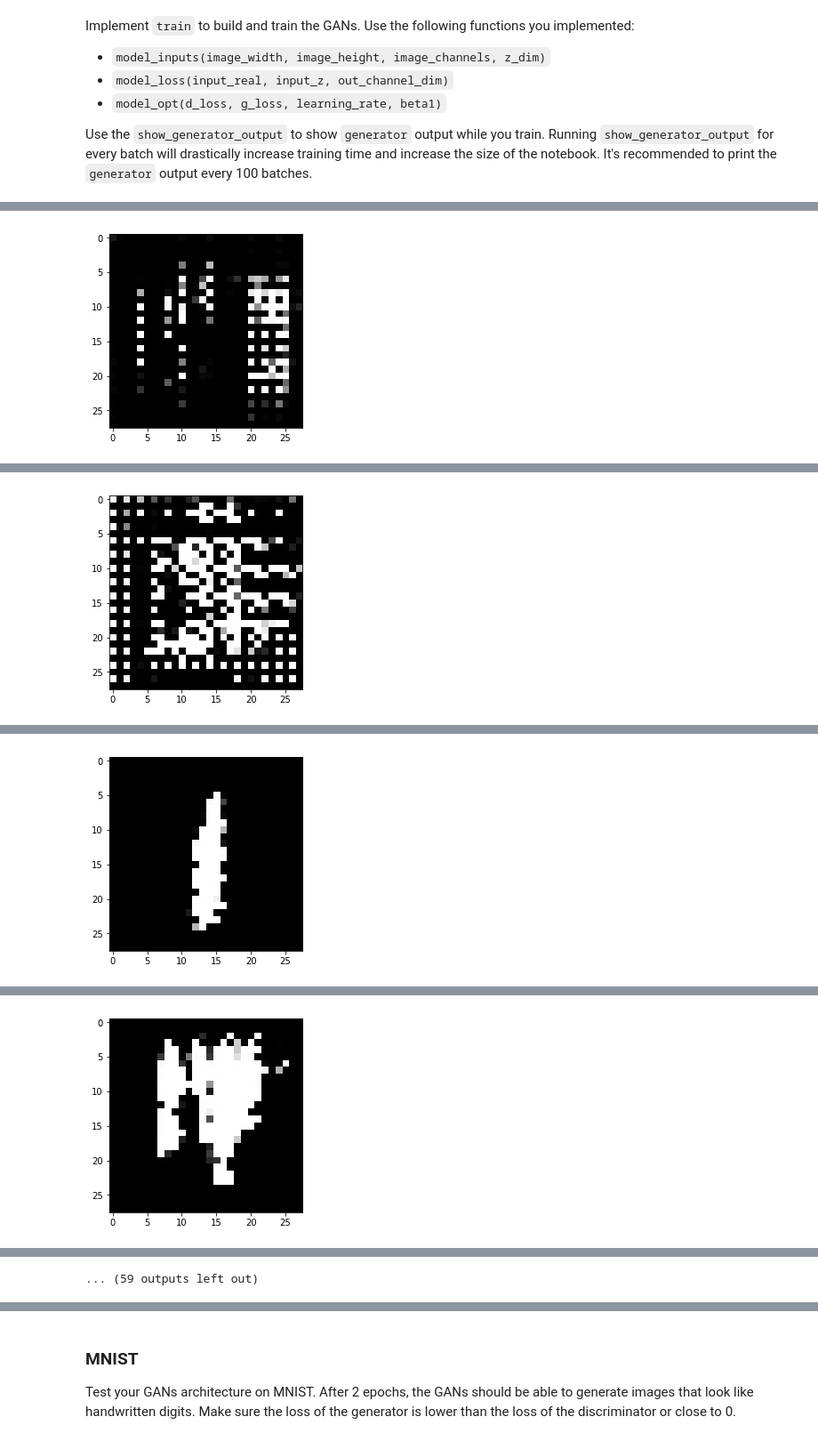
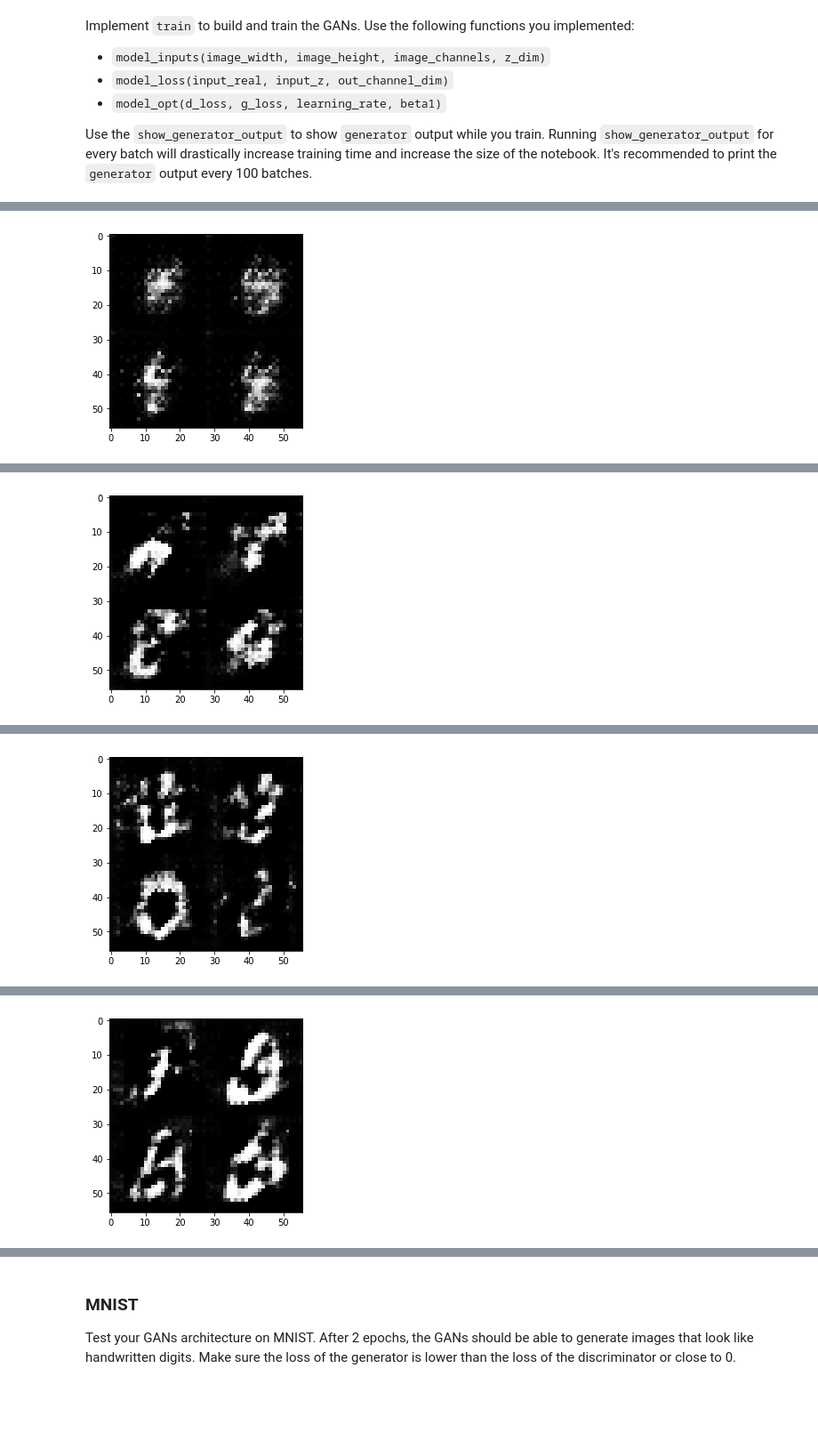
Before and after one commit to fingorn/deep-learning, a Jupyter notebook: face_generation/dlnd_face_generation.ipynb, the cells around one changed output, grey strips where cells are left out. Shown at 89% size. Drawn from its saved outputs; the diff is of its cells as text; code cells hidden in the pictures; blank space fills up the shorter version.

Commit message:
Completed and trained face generator

```diff
--- a/face_generation/dlnd_face_generation.ipynb
+++ b/face_generation/dlnd_face_generation.ipynb
@@ -273,12 +273,13 @@ def model_loss(input_real, input_z, out_channel_dim):
     d_real_out, d_real_logits = discriminator(input_real, reuse=False)
     d_z_out, d_z_logits = discriminator(g_out,reuse=True)
 
-    d_real_loss = tf.reduce_mean(tf.nn.sigmoid_cross_entropy_with_logits(logits=d_real_logits, labels=tf.ones_like(d_real_logits)))
-    d_z_loss = tf.reduce_mean(tf.nn.sigmoid_cross_entropy_with_logits(logits=d_z_logits, labels = tf.zeros_like(d_z_logits)))
+    d_real_loss = tf.reduce_mean(tf.nn.sigmoid_cross_entropy_with_logits(logits=d_real_logits, labels=tf.ones_like(d_real_out)))
+    d_z_loss = tf.reduce_mean(tf.nn.sigmoid_cross_entropy_with_logits(logits=d_z_logits, labels = tf.zeros_like(d_z_out)))
 
     d_loss = d_real_loss + d_z_loss
-
-    g_loss = tf.reduce_mean(tf.nn.sigmoid_cross_entropy_with_logits(logits=d_z_logits,labels = tf.ones_like(d_z_logits)))
+#     print("Shape of d_real_logits :{}, d_real_out:{}".format(d_real_logits.get_shape(),d_real_out.get_shape()))
+#     print("Shape of d_z_logits:{}, d_z_outL{}".format(d_z_logits.get_shape(),d_z_out.get_shape()))
+    g_loss = tf.reduce_mean(tf.nn.sigmoid_cross_entropy_with_logits(logits=d_z_logits,labels = tf.ones_like(d_z_out)))
 
     return d_loss, g_loss
 
@@ -361,8 +362,10 @@ Implement `train` to build and train the GANs.  Use the following functions you
 
 Use the `show_generator_output` to show `generator` output while you train. Running `show_generator_output` for every batch will drastically increase training time and increase the size of the notebook.  It's recommended to print the `generator` output every 100 batches.
 # %%
+import math
 tf.reset_default_graph()
-def train(epoch_count, batch_size, z_dim, learning_rate, beta1, get_batches, data_shape, data_image_mode):
+def train(epoch_count, batch_size, z_dim, learning_rate, beta1, get_batches, data_shape, data_image_mode,
+         total_prints=5, total_logs=100):
     """
     Train the GAN
     :param epoch_count: Number of epochs
@@ -375,9 +378,13 @@ def train(epoch_count, batch_size, z_dim, learning_rate, beta1, get_batches, dat
     :param data_image_mode: The image mode to use for images ("RGB" or "L")
     """
     # TODO: Build Model
-    print_every = 100
-    log_every = 100
+#     total_prints = 5
+    total_prints_freq = math.ceil(data_shape[0] / batch_size * epoch_count / total_prints)
 
+    print("Total batch size:{}, total_prints_freq:{}".format(data_shape[0],total_prints_freq))
+#     total_logs = 100
+    log_freq = math.ceil(data_shape[0] / batch_size * epoch_count / total_logs)
+    print("Logging frequency:{}".format(log_freq))
 
     real_input, z_input, lr = model_inputs(data_shape[1],data_shape[2],data_shape[3],z_dim)
 
@@ -411,20 +418,20 @@ def train(epoch_count, batch_size, z_dim, learning_rate, beta1, get_batches, dat
                 _ = sess.run(g_train, feed_dict={real_input:batch_images,lr:learning_rate, z_input: batch_z})
 
                 #Train the generator twice
-#                 _ = sess.run(g_train, feed_dict={real_input:batch_images,lr:learning_rate, z_input: batch_z})
+                _ = sess.run(g_train, feed_dict={real_input:batch_images,lr:learning_rate, z_input: batch_z})
 
 
-                if (step_count % log_every == 0) or (step_count % print_every == 0):
+                if (step_count % total_logs == 0) or (step_count % total_prints_freq == 0):
                     #Show loss
                     dis_loss = d_loss.eval({real_input:batch_images, z_input: batch_z})
                     gen_loss = g_loss.eval({z_input: batch_z})
 #                     dis_loss,gen_loss = sess.run([d_loss,g_loss], feed_dict={real_input:batch_images,z_input: batch_z})
                     losses.append((dis_loss,gen_loss))
-                    if step_count % print_every ==0:
+                    if step_count % total_prints_freq ==0:
                         print("Epoch:{} Step:{} Discriminator Loss:{}, Generator Loss:{}".format(epoch,step_count,
                                                                                                  dis_loss,gen_loss))
                         #Show generator output
-                        show_generator_output(sess, 1, z_input, data_shape[3], data_image_mode)
+                        show_generator_output(sess, 8, z_input, data_shape[3], data_image_mode)
 
 
 #         saver.save(sess,'./checkpoints/generator.chkpt')
@@ -433,5 +440,5 @@ def train(epoch_count, batch_size, z_dim, learning_rate, beta1, get_batches, dat
 mnist_sample = helper.Dataset('mnist', glob(os.path.join(data_dir, 'test_sample/*.jpg')))
 # %%
 tf.reset_default_graph()
-losses = train(100, 3, 100, 0.01, 0.1, mnist_sample.get_batches, mnist_sample.shape, mnist_sample.image_mode )
+losses = train(20, 3, 100, 0.0003, 0.7, mnist_sample.get_batches, mnist_sample.shape, mnist_sample.image_mode )
 # %% [output]
@@ -439 +448 @@ Epoch:3 Step:100 Discriminator Loss:5.617092132568359, Generator Loss:0.01068804
-[figure, old version]
+[figure, new version]
@@ -441 +450 @@ Epoch:6 Step:200 Discriminator Loss:1.2025665044784546, Generator Loss:0.8198163
-[figure, old version]
+[figure, new version]
@@ -443 +452 @@ Epoch:9 Step:300 Discriminator Loss:0.5180056691169739, Generator Loss:1.7015459
-[figure, old version]
+[figure, new version]
@@ -445 +454 @@ Epoch:12 Step:400 Discriminator Loss:0.11731204390525818, Generator Loss:3.28808
-[figure, old version]
+[figure, new version]
@@ -450,4 +455,3 @@ Epoch:18 Step:600 Discriminator Loss:0.0015319925732910633, Generator Loss:7.305
-... (59 outputs left out)
 # %%
 def plot_loss(loss):
     loss = np.array(losses)
```
Also changed, not shown: parts of 6 cells of this notebook.
